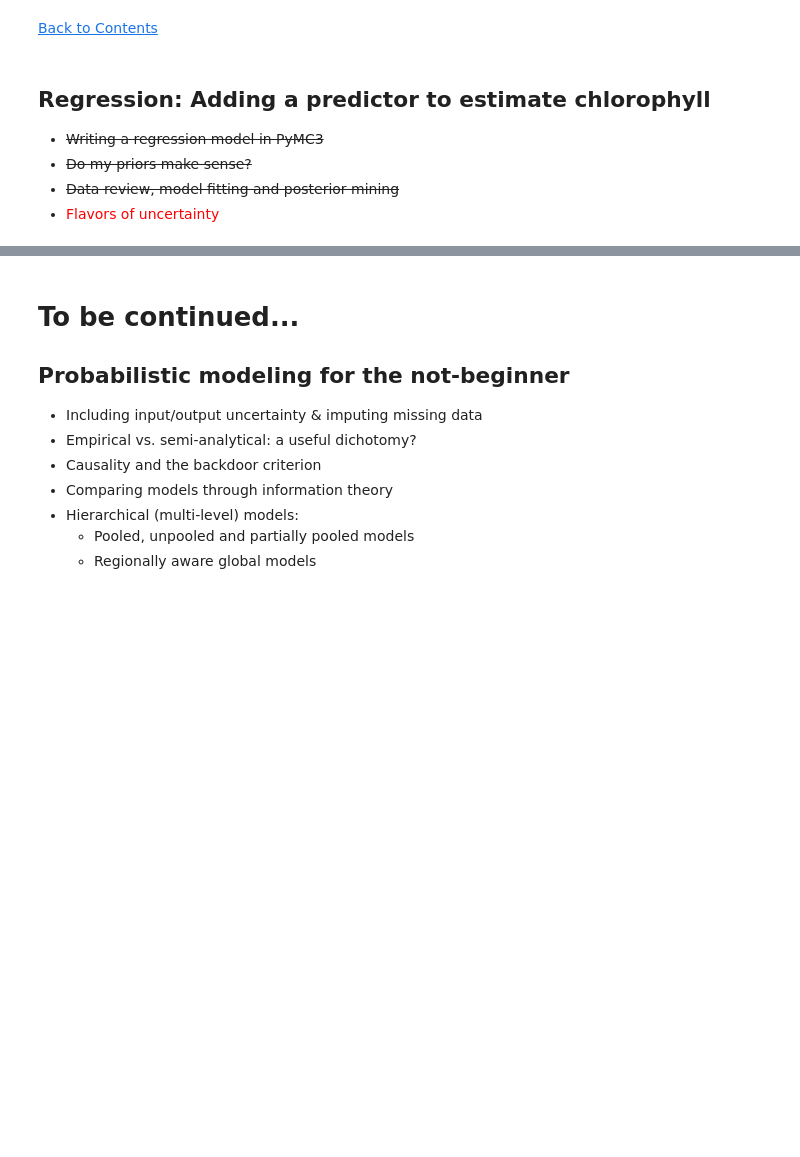
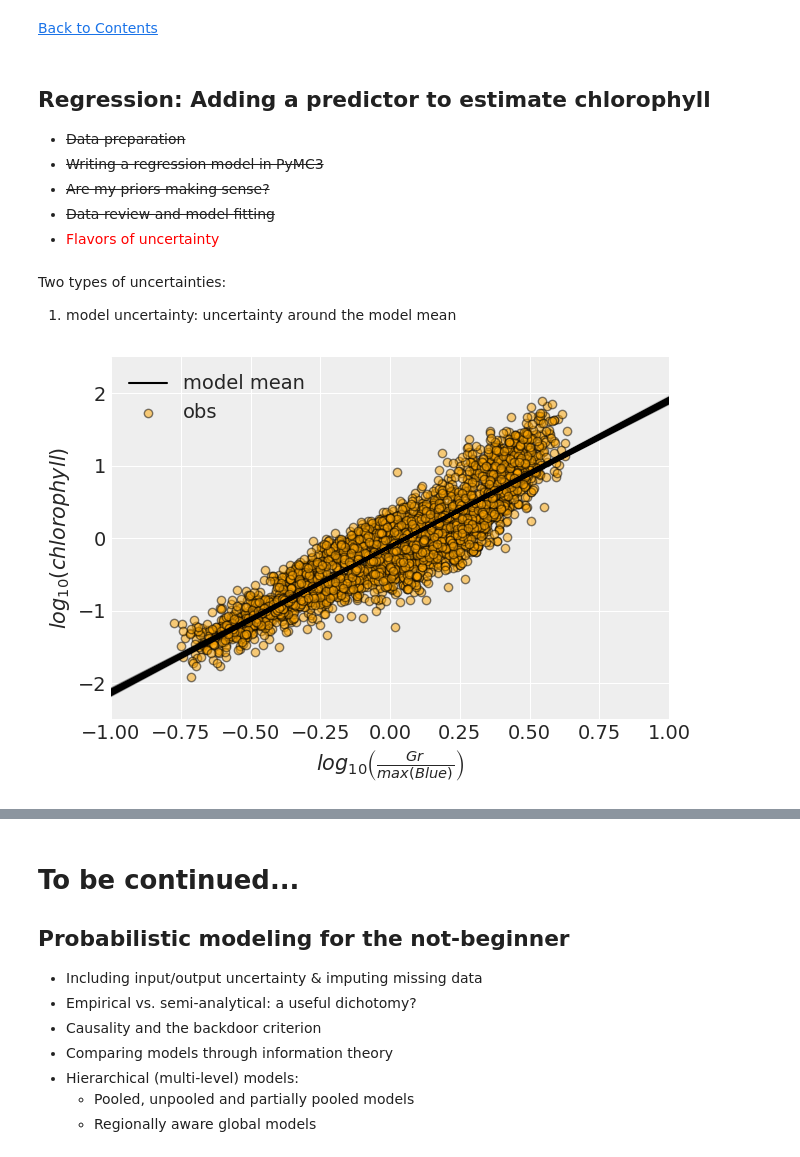
Before and after one commit to madHatter106/chlorophyll_models, a Jupyter notebook: Bayesian Tutorial.ipynb, the cells around one changed output, grey strips where cells are left out. Drawn from its saved outputs; the diff is of its cells as text; code cells hidden in the pictures; blank space fills up the shorter version.

```diff
--- a/Bayesian Tutorial.ipynb
+++ b/Bayesian Tutorial.ipynb
@@ -992,7 +992,29 @@ f.savefig('./figJar/Presentation/trace_betas.png')
 <a id='UNC'></a>
 # %% [markdown]
 ## Regression: Adding a  predictor to estimate chlorophyll
+* ~~Data preparation~~
 * ~~Writing a regression model in PyMC3~~
-* ~~Do my priors make sense?~~
-* ~~Data review, model fitting and posterior mining~~
+* ~~Are my priors making sense?~~
+* ~~Data review and model fitting~~
 * <font color=red>Flavors of uncertainty</font>
+# %% [markdown]
+Two types of uncertainties:
+1. model uncertainty: uncertainty around the model mean
+# %%
+α_posterior = trace_inf.get_values('α').reshape(1, -1)
+β_posterior = trace_inf.get_values('β').reshape(1, -1)
+σ_posterior = trace_inf.get_values('σ').reshape(1, -1)
+# %%
+μ_posterior = α_posterior + β_posterior * x_dummy
+# %%
+pl.plot(x_dummy, μ_posterior[:, ::16], color='k', alpha=0.1);
+pl.plot(x_dummy, μ_posterior[:, 1], color='k', label='model mean')
+
+pl.scatter(x_c, y, color='orange', edgecolor='k', alpha=0.5, label='obs'); pl.legend();
+pl.ylim(-2.5, 2.5); pl.xlim(-1, 1);
+pl.xlabel(r'$log_{10}\left(\frac{Gr}{max(Blue)}\right)$')
+pl.ylabel(r'$log_{10}(chlorophyll)$')
+f = pl.gcf()
+f.savefig('./figJar/Presentation/mu_posterior.svg')
+# %% [output]
+[figure, added]
```
Also changed, not shown: parts of 58 cells of this notebook, 7 other files.
